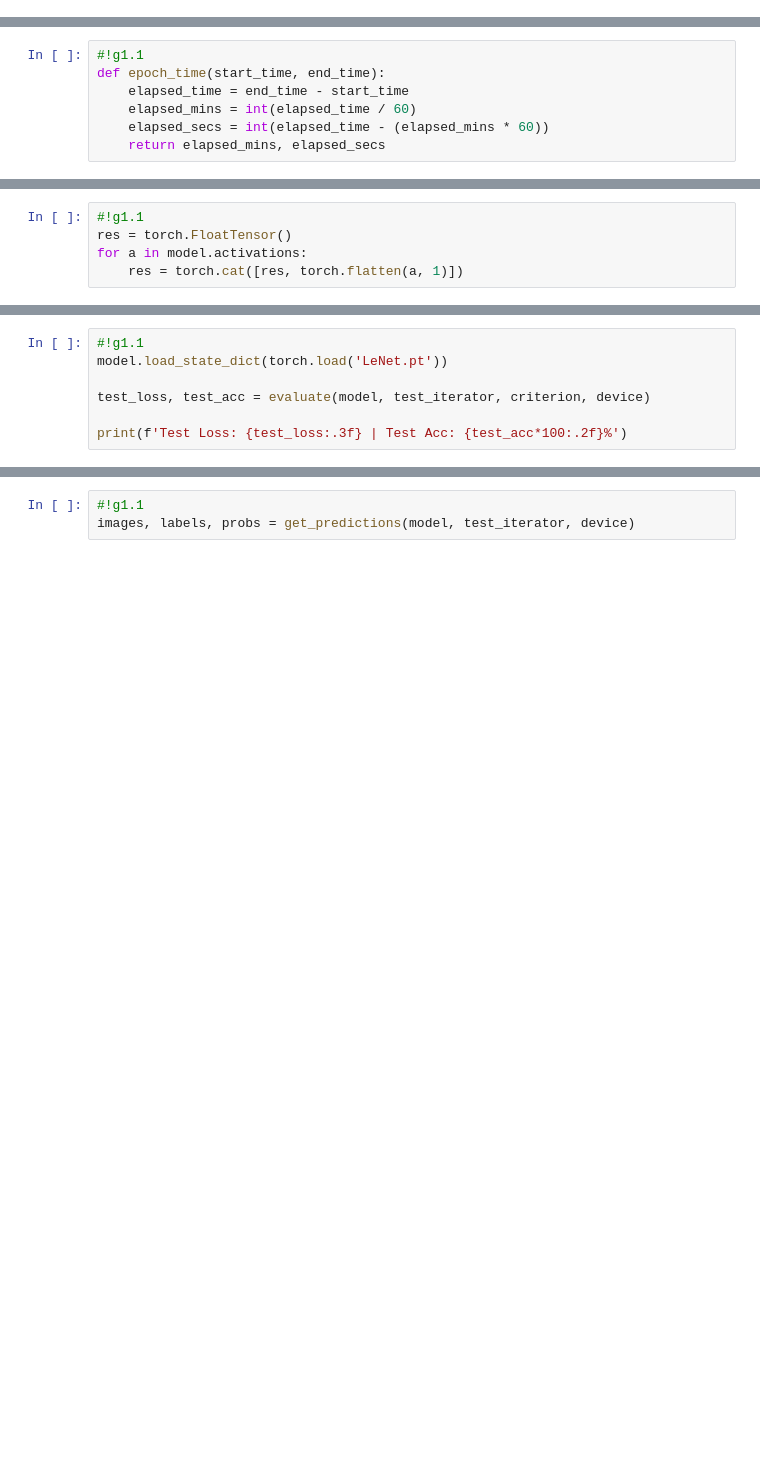
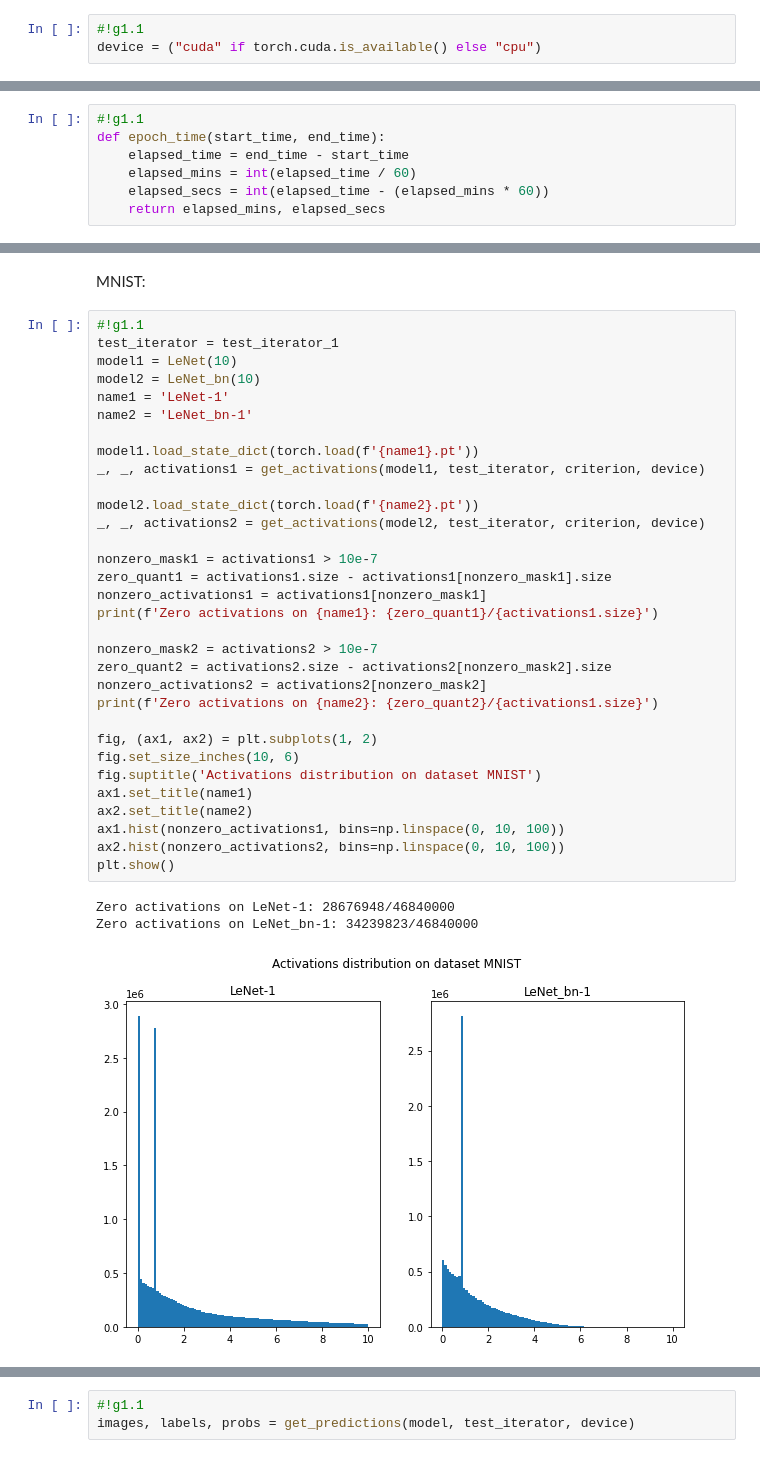
Before and after one commit to ksuglobov/DL, a Jupyter notebook: DL_hw1.ipynb, the cells around one changed output, grey strips where cells are left out. Cells and saved outputs as stored; diff of their text form; blank space fills up the shorter version.

```diff
--- a/DL_hw1.ipynb
+++ b/DL_hw1.ipynb
@@ -49,0 +39,3 @@ Calculated std: 0.30810779333114624
+# %%
+#!g1.1
+device = ("cuda" if torch.cuda.is_available() else "cpu")
@@ -464,5 +346,0 @@ torch.cat(act).detach().numpy()
-# %%
-#!g1.1
-res = torch.FloatTensor()
-for a in model.activations:
-    res = torch.cat([res, torch.flatten(a, 1)])
@@ -471,7 +346,0 @@ NameError: name 'activations' is not defined
-# %%
-#!g1.1
-model.load_state_dict(torch.load('LeNet.pt'))
-
-test_loss, test_acc = evaluate(model, test_iterator, criterion, device)
-
-print(f'Test Loss: {test_loss:.3f} | Test Acc: {test_acc*100:.2f}%')
@@ -508,0 +920,38 @@ def get_predictions(model, iterator, device):
+# %% [markdown]
+MNIST:
+# %%
+#!g1.1
+test_iterator = test_iterator_1
+model1 = LeNet(10)
+model2 = LeNet_bn(10)
+name1 = 'LeNet-1'
+name2 = 'LeNet_bn-1'
+
+model1.load_state_dict(torch.load(f'{name1}.pt'))
+_, _, activations1 = get_activations(model1, test_iterator, criterion, device)
+
+model2.load_state_dict(torch.load(f'{name2}.pt'))
+_, _, activations2 = get_activations(model2, test_iterator, criterion, device)
+
+nonzero_mask1 = activations1 > 10e-7
+zero_quant1 = activations1.size - activations1[nonzero_mask1].size
+nonzero_activations1 = activations1[nonzero_mask1]
+print(f'Zero activations on {name1}: {zero_quant1}/{activations1.size}')
+
+nonzero_mask2 = activations2 > 10e-7
+zero_quant2 = activations2.size - activations2[nonzero_mask2].size
+nonzero_activations2 = activations2[nonzero_mask2]
+print(f'Zero activations on {name2}: {zero_quant2}/{activations1.size}')
+
+fig, (ax1, ax2) = plt.subplots(1, 2)
+fig.set_size_inches(10, 6)
+fig.suptitle('Activations distribution on dataset MNIST')
+ax1.set_title(name1)
+ax2.set_title(name2)
+ax1.hist(nonzero_activations1, bins=np.linspace(0, 10, 100))
+ax2.hist(nonzero_activations2, bins=np.linspace(0, 10, 100))
+plt.show()
+# %% [output]
+Zero activations on LeNet-1: 28676948/46840000
+Zero activations on LeNet_bn-1: 34239823/46840000
+[figure, added]
```
Also changed, not shown: parts of 156 cells of this notebook, 27 other files.
